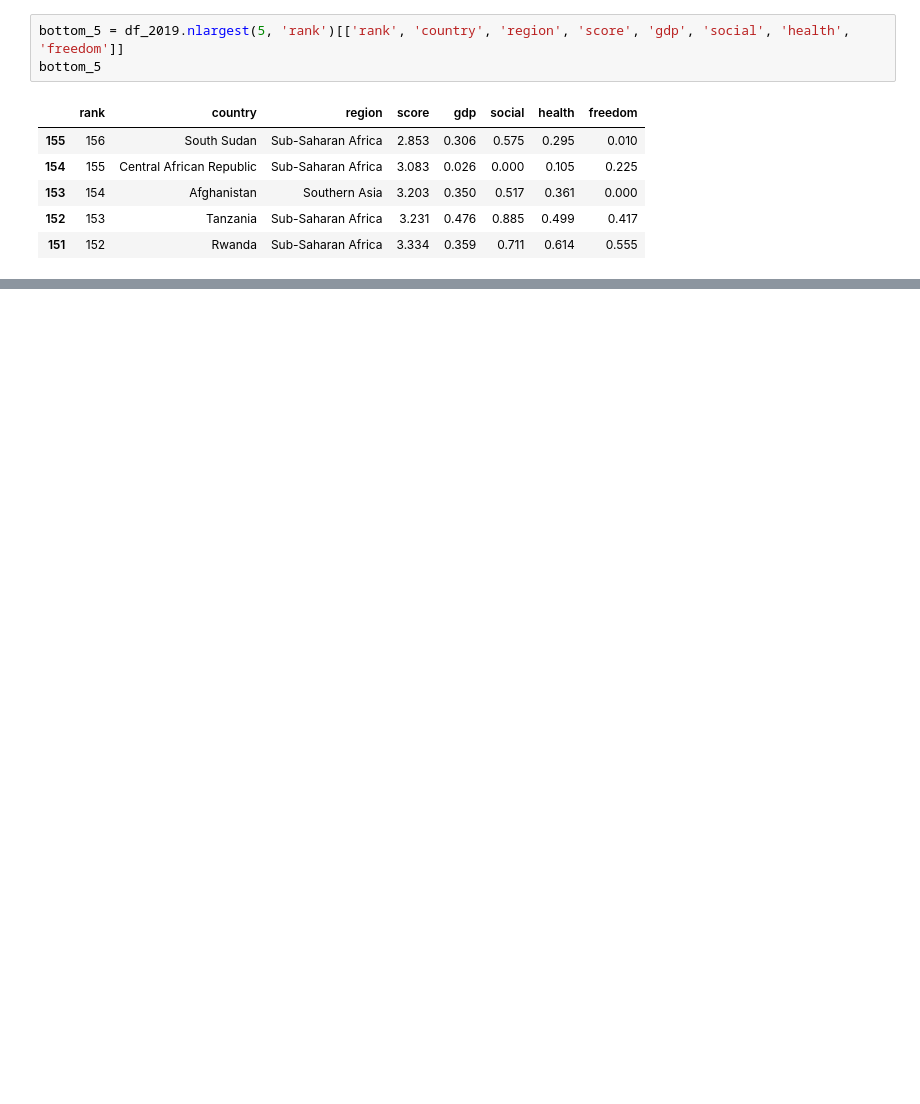
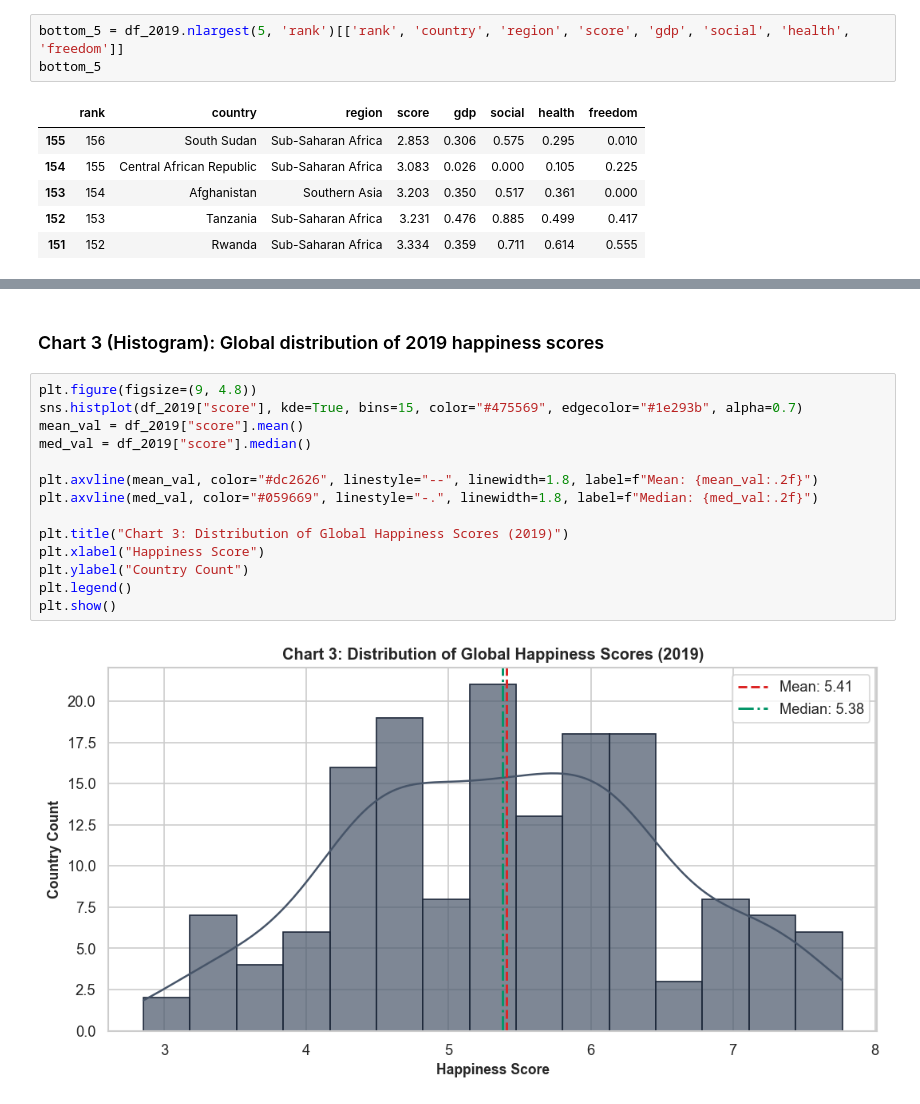
Before and after one commit to shiv123-coder/HappyEDA, a Jupyter notebook: World_Happiness_EDA.ipynb, the cells around one changed output, grey strips where cells are left out. Saved outputs shown, nothing was run; the diff lists cells and outputs as text; blank space fills up the shorter version.

```diff
--- a/World_Happiness_EDA.ipynb
+++ b/World_Happiness_EDA.ipynb
@@ -538,0 +423,18 @@ plt.show()
+# %% [markdown]
+### Chart 3 (Histogram): Global distribution of 2019 happiness scores
+# %%
+plt.figure(figsize=(9, 4.8))
+sns.histplot(df_2019["score"], kde=True, bins=15, color="#475569", edgecolor="#1e293b", alpha=0.7)
+mean_val = df_2019["score"].mean()
+med_val = df_2019["score"].median()
+
+plt.axvline(mean_val, color="#dc2626", linestyle="--", linewidth=1.8, label=f"Mean: {mean_val:.2f}")
+plt.axvline(med_val, color="#059669", linestyle="-.", linewidth=1.8, label=f"Median: {med_val:.2f}")
+
+plt.title("Chart 3: Distribution of Global Happiness Scores (2019)")
+plt.xlabel("Happiness Score")
+plt.ylabel("Country Count")
+plt.legend()
+plt.show()
+# %% [output]
+[figure, added]
```
Also changed, not shown: parts of 81 cells of this notebook, 2 other files.
